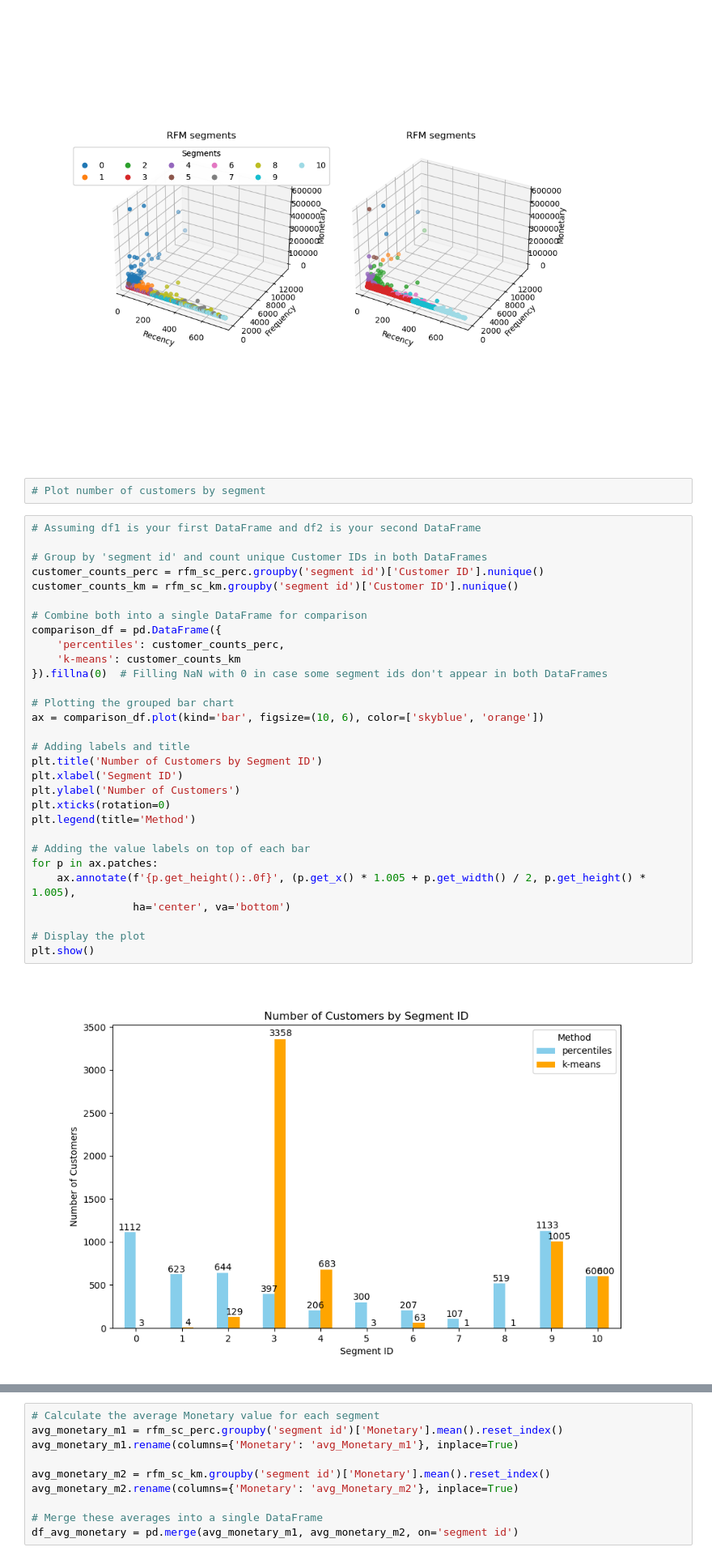
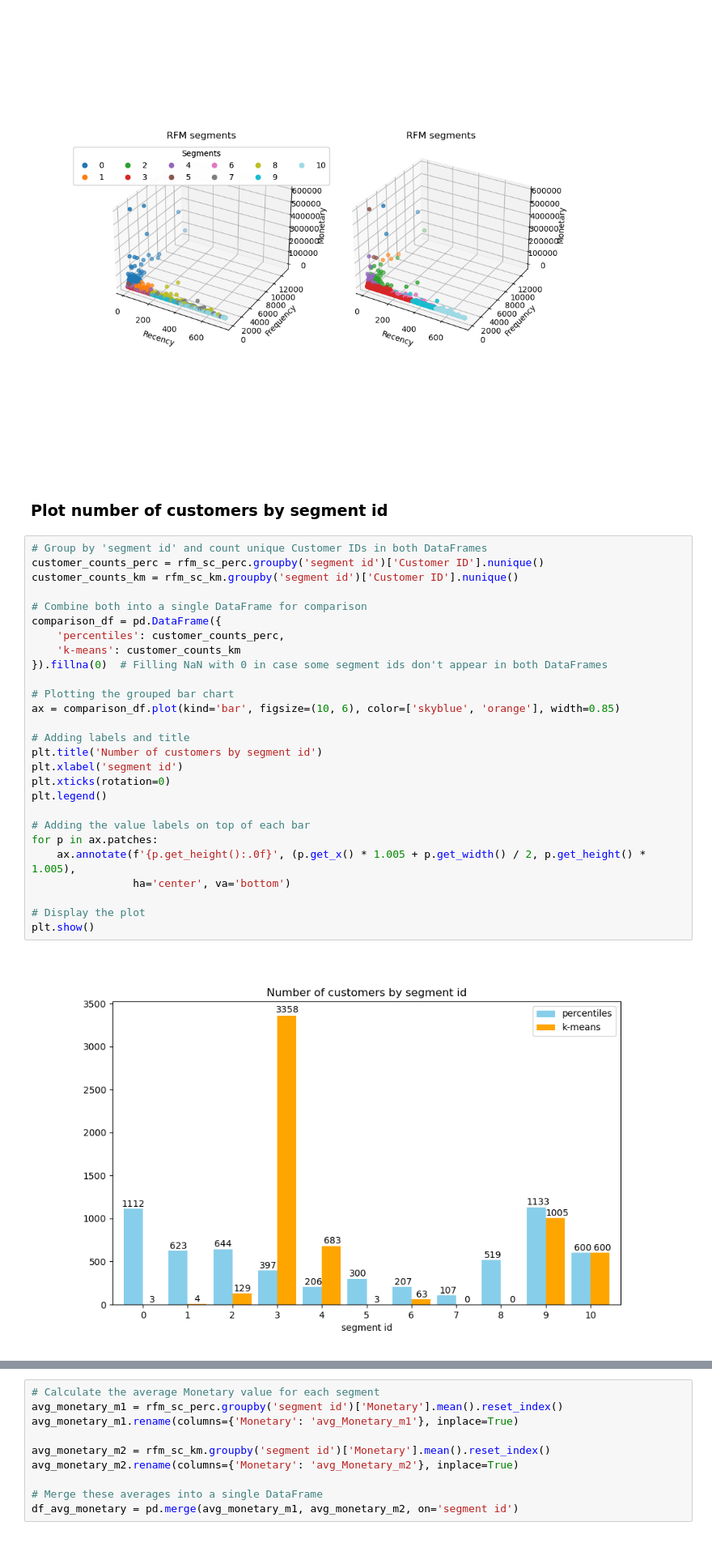
Before and after one commit to ArgyroMp/msc-thesis, a Jupyter notebook: Notebooks/04. comparison_03a_vs_03b.ipynb, the cells around one changed output, grey strips where cells are left out. Shown at 81% size. Cells and saved outputs as stored; diff of their text form.

```diff
--- a/Notebooks/04. comparison_perc vs km.ipynb
+++ b/Notebooks/04. comparison_03a_vs_03b.ipynb
@@ -179,37 +181,34 @@ def scatter_2segments_3d(rfm_cust_seg1,rfm_cust_seg2,cmap):
 scatter_2segments_3d(rfm_sc_perc, rfm_sc_km, 'tab20')
 # %% [output]
 [figure]
-# %%
-# Plot number of customers by segment
+# %% [markdown]
+### Plot number of customers by segment id
 # %%
-# Assuming df1 is your first DataFrame and df2 is your second DataFrame
-
 # Group by 'segment id' and count unique Customer IDs in both DataFrames
 customer_counts_perc = rfm_sc_perc.groupby('segment id')['Customer ID'].nunique()
 customer_counts_km = rfm_sc_km.groupby('segment id')['Customer ID'].nunique()
 
 # Combine both into a single DataFrame for comparison
 comparison_df = pd.DataFrame({
     'percentiles': customer_counts_perc,
     'k-means': customer_counts_km
 }).fillna(0)  # Filling NaN with 0 in case some segment ids don't appear in both DataFrames
 
 # Plotting the grouped bar chart
-ax = comparison_df.plot(kind='bar', figsize=(10, 6), color=['skyblue', 'orange'])
+ax = comparison_df.plot(kind='bar', figsize=(10, 6), color=['skyblue', 'orange'], width=0.85)
 
 # Adding labels and title
-plt.title('Number of Customers by Segment ID')
-plt.xlabel('Segment ID')
-plt.ylabel('Number of Customers')
+plt.title('Number of customers by segment id')
+plt.xlabel('segment id')
 plt.xticks(rotation=0)
-plt.legend(title='Method')
+plt.legend()
 
 # Adding the value labels on top of each bar
 for p in ax.patches:
     ax.annotate(f'{p.get_height():.0f}', (p.get_x() * 1.005 + p.get_width() / 2, p.get_height() * 1.005),
                 ha='center', va='bottom')
 
 # Display the plot
 plt.show()
 # %% [output]
-[figure, old version]
+[figure, new version]
```
Also changed, not shown: parts of 17 cells of this notebook.
